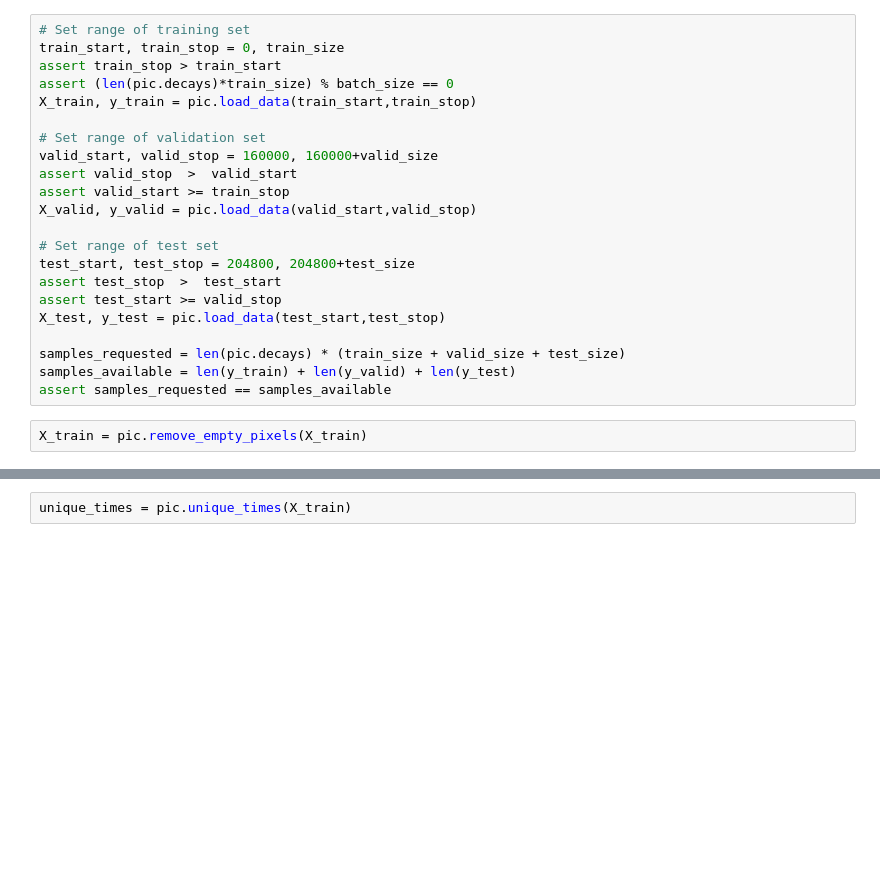
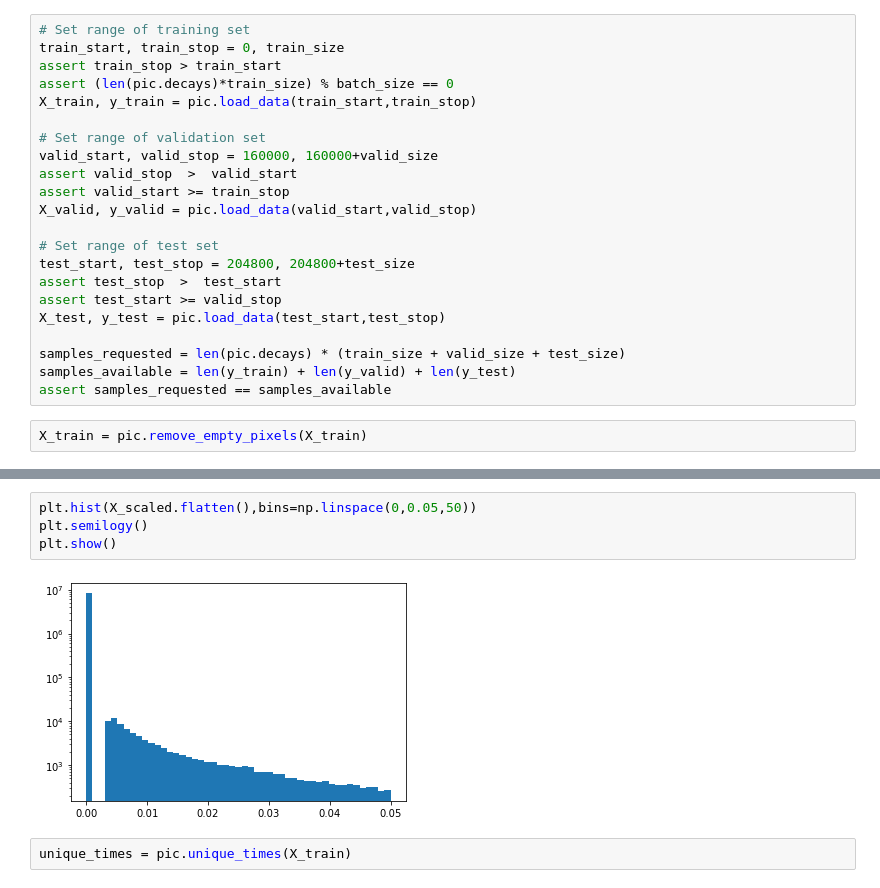
Before and after one commit to ekoenig4/ParticleImages, a Jupyter notebook: data-visualization.ipynb, the cells around one changed output, grey strips where cells are left out. Drawn from its saved outputs; the diff is of its cells as text; blank space fills up the shorter version.

```diff
--- a/data-visualization.ipynb
+++ b/data-visualization.ipynb
@@ -53,3 +67,9 @@ X_train = pic.remove_empty_pixels(X_train)
+# %%
+plt.hist(X_scaled.flatten(),bins=np.linspace(0,0.05,50))
+plt.semilogy()
+plt.show()
+# %% [output]
+[figure, added]
 # %%
 unique_times = pic.unique_times(X_train)
 # %%
```
Also changed, not shown: parts of 11 cells of this notebook, 7 other files.
